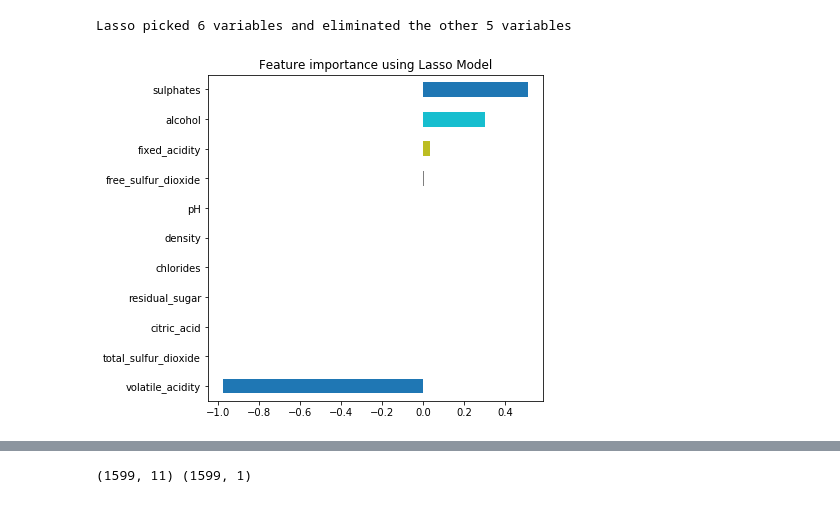
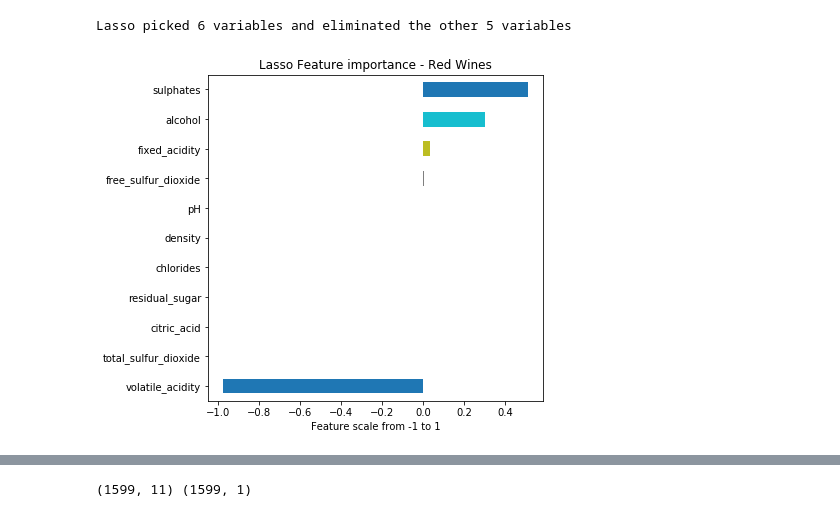
Before and after one commit to rahulughade/winequality, a Jupyter notebook: redwine.ipynb, the cells around one changed output, grey strips where cells are left out. Cells and saved outputs as stored; diff of their text form; code cells hidden in the pictures.

```diff
--- a/redwine.ipynb
+++ b/redwine.ipynb
@@ -189,10 +204,12 @@ Lasso picked 6 variables and eliminated the other 5 variables
 # %%
 #Plot important features
 imp_coef = coef.sort_values()
 import matplotlib
 matplotlib.rcParams['figure.figsize'] = (6.0, 6.0)
 imp_coef.plot(kind = "barh")
-plt.title("Feature importance using Lasso Model")
+plt.title("Lasso Feature importance - Red Wines")
+plt.xlabel("Feature scale from -1 to 1")
+plt.savefig("Images/RedWines/red_wine_Lasso_feature_sel.png")
 plt.show()
 # %% [output]
-[figure, old version]
+[figure, new version]
```
Also changed, not shown: parts of 61 cells of this notebook, 12 other files.
